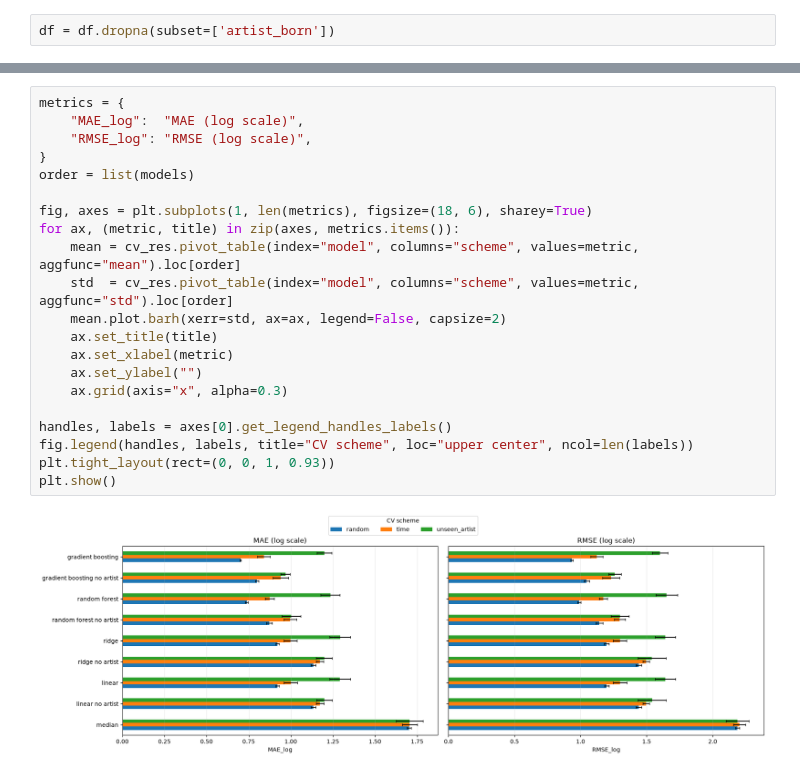
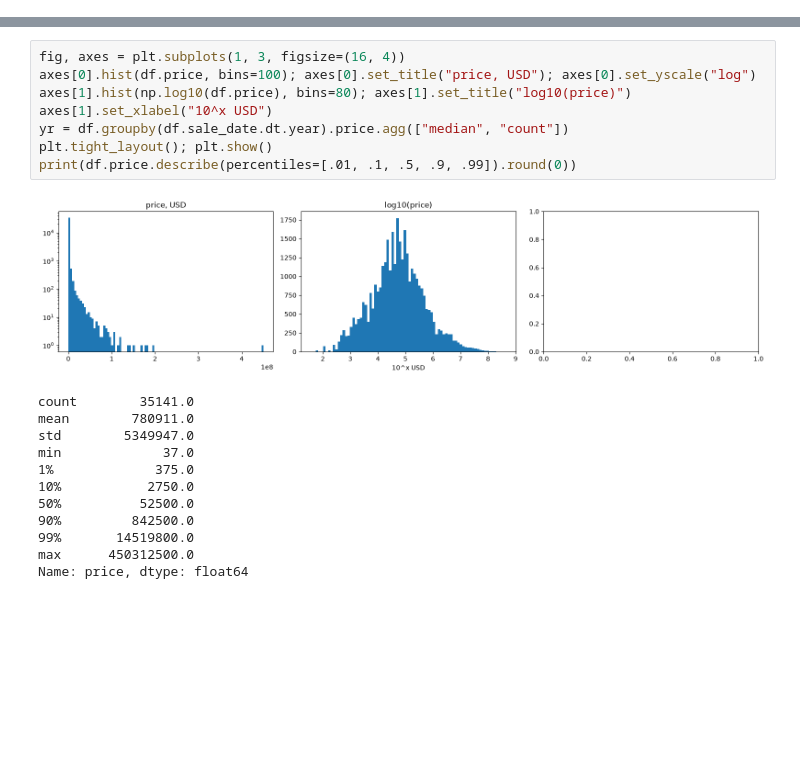
Before and after one commit to SkyWarpX27X/MLART, a Jupyter notebook: price_prediction.ipynb, the cells around one changed output, grey strips where cells are left out. Saved outputs shown, nothing was run; the diff lists cells and outputs as text; blank space fills up the shorter version.

```diff
--- a/price_prediction.ipynb
+++ b/price_prediction.ipynb
@@ -101,2 +107,0 @@ summary
-# %%
-df = df.dropna(subset=['artist_born'])
@@ -241,23 +108,21 @@ cv_res = pd.concat(cv_rows, ignore_index=True)
-# %%
-metrics = {
-    "MAE_log":  "MAE (log scale)",
-    "RMSE_log": "RMSE (log scale)",
-}
-order = list(models)
-
-fig, axes = plt.subplots(1, len(metrics), figsize=(18, 6), sharey=True)
-for ax, (metric, title) in zip(axes, metrics.items()):
-    mean = cv_res.pivot_table(index="model", columns="scheme", values=metric, aggfunc="mean").loc[order]
-    std  = cv_res.pivot_table(index="model", columns="scheme", values=metric, aggfunc="std").loc[order]
-    mean.plot.barh(xerr=std, ax=ax, legend=False, capsize=2)
-    ax.set_title(title)
-    ax.set_xlabel(metric)
-    ax.set_ylabel("")
-    ax.grid(axis="x", alpha=0.3)
-
-handles, labels = axes[0].get_legend_handles_labels()
-fig.legend(handles, labels, title="CV scheme", loc="upper center", ncol=len(labels))
-plt.tight_layout(rect=(0, 0, 1, 0.93))
-plt.show()
-# %% [output]
-[figure, removed]
+# %%
+fig, axes = plt.subplots(1, 3, figsize=(16, 4))
+axes[0].hist(df.price, bins=100); axes[0].set_title("price, USD"); axes[0].set_yscale("log")
+axes[1].hist(np.log10(df.price), bins=80); axes[1].set_title("log10(price)")
+axes[1].set_xlabel("10^x USD")
+yr = df.groupby(df.sale_date.dt.year).price.agg(["median", "count"])
+plt.tight_layout(); plt.show()
+print(df.price.describe(percentiles=[.01, .1, .5, .9, .99]).round(0))
+# %% [output]
+[figure, added]
+count        35141.0
+mean        780911.0
+std        5349947.0
+min             37.0
+1%             375.0
+10%           2750.0
+50%          52500.0
+90%         842500.0
+99%       14519800.0
+max      450312500.0
+Name: price, dtype: float64
```
Also changed, not shown: parts of 65 cells of this notebook.
